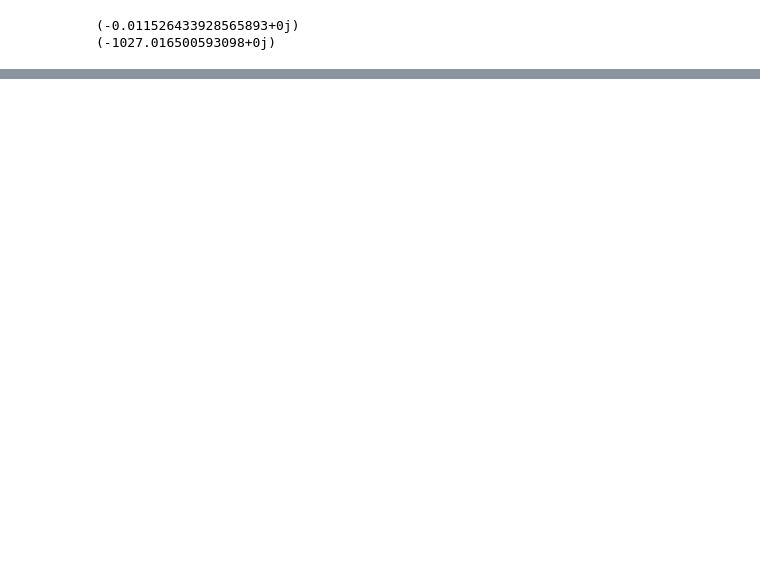
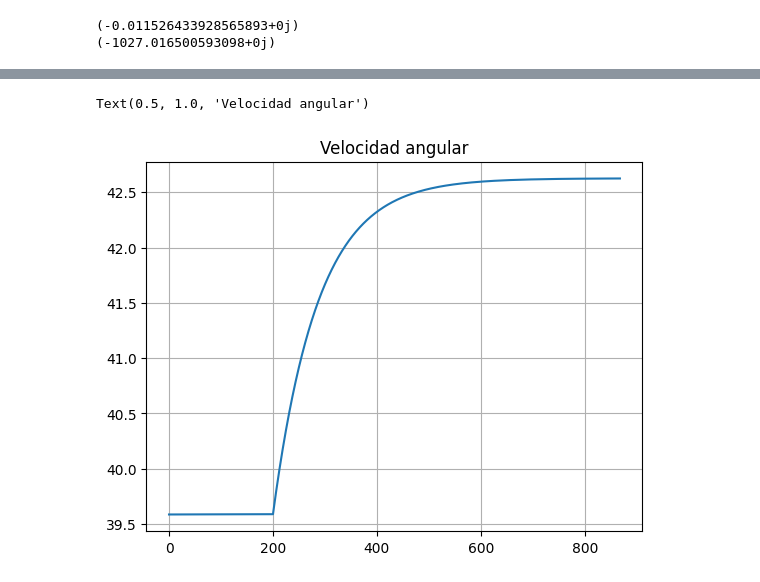
Before and after one commit to cjuarezramos/MMS2023, a Jupyter notebook: Ej1003_motorDC.ipynb, the cells around one changed output, grey strips where cells are left out. Saved outputs shown, nothing was run; the diff lists cells and outputs as text; code cells hidden in the pictures; blank space fills up the shorter version.

```diff
--- a/Ej1003_motorDC.ipynb
+++ b/Ej1003_motorDC.ipynb
@@ -79,0 +98,14 @@ sal
+# %%
+salida.t[-1]
+w0=salida.y[0][-1]
+i0=salida.y[1][-1]
+# %%
+salida = solve_ivp(f,[0,Tsimu],[w0,i0])
+salida.t
+salida.y
+plt.plot(salida.t,salida.y[0])
+plt.grid()
+plt.title("Velocidad angular")
+# %% [output]
+Text(0.5, 1.0, 'Velocidad angular')
+[figure, added]
```
Also changed, not shown: parts of 9 cells of this notebook.
